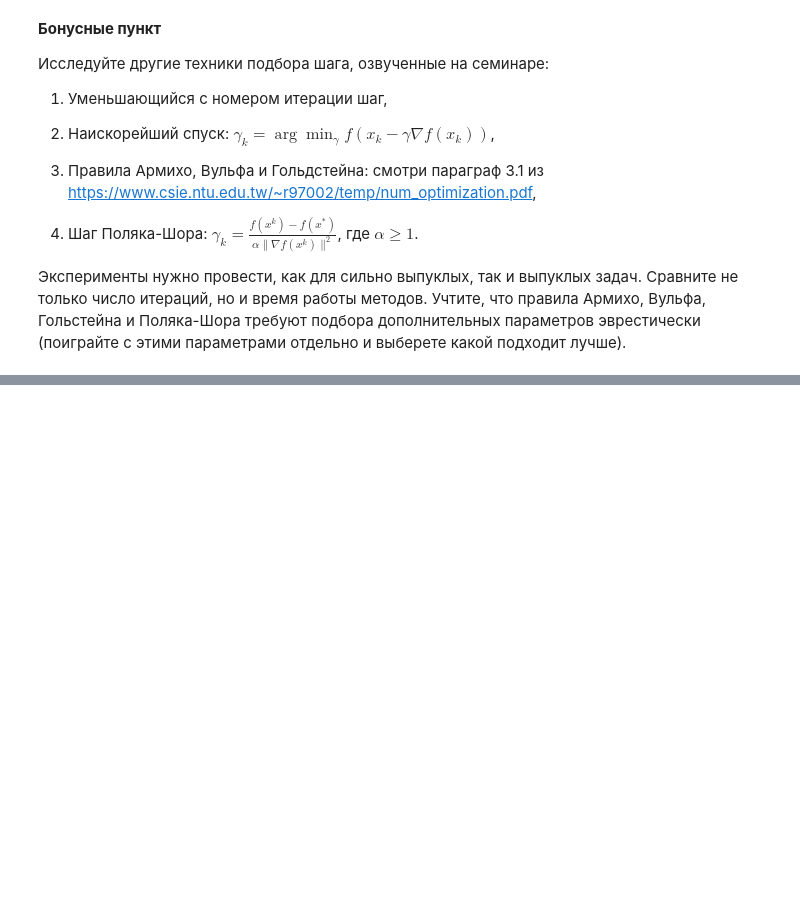
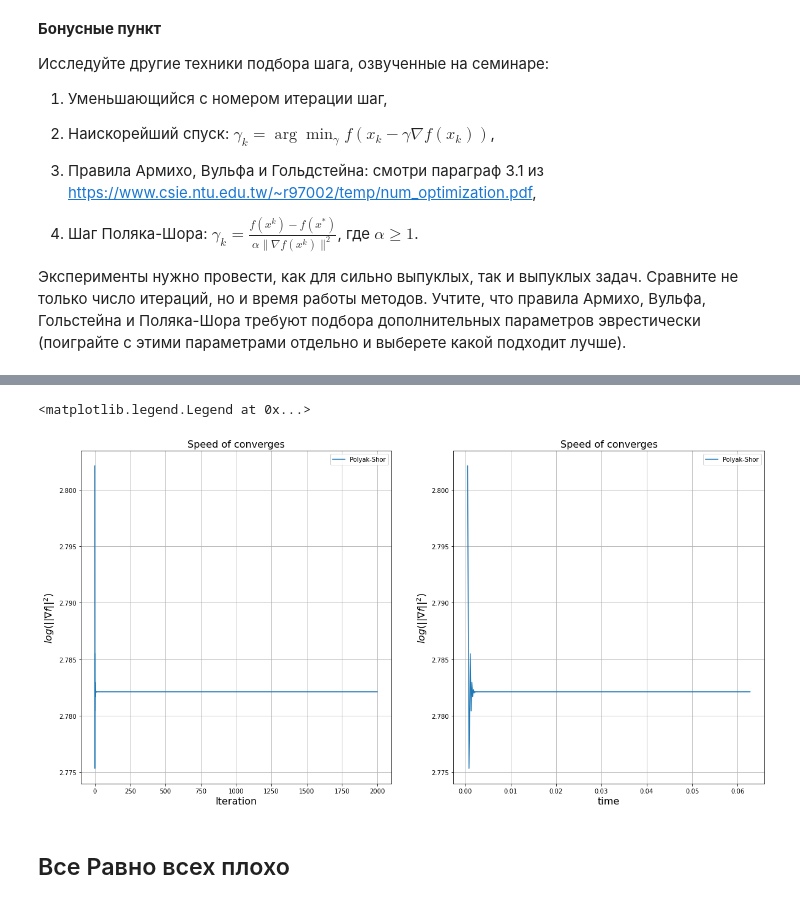
Before and after one commit to HAshIRa7/Optimization-methods, a Jupyter notebook: Optimization_HW_10.ipynb, the cells around one changed output, grey strips where cells are left out. Saved outputs shown, nothing was run; the diff lists cells and outputs as text; code cells hidden in the pictures; blank space fills up the shorter version.

```diff
--- a/Optimization_HW_10.ipynb
+++ b/Optimization_HW_10.ipynb
@@ -284,0 +664,21 @@ __Бонусные пункт__
+# %%
+fig, ax = plt.subplots(1, 2, figsize=(20, 10))
+ax[0].set_title('Speed of converges', fontsize=16)
+ax[1].set_title('Speed of converges', fontsize=16)
+ax[0].set_xlabel('Iteration', fontsize=16)
+ax[0].set_ylabel(r'$log(||\nabla f||^{2})$', fontsize=16)
+ax[1].set_xlabel('time', fontsize=16)
+ax[1].set_ylabel(r'$log(||\nabla f||^{2})$', fontsize=16)
+ax[0].grid()
+ax[1].grid()
+
+
+ax[0].plot(range(0, pd.max_iter, 1), np.log(pd.grad_history), label='Polyak-Shor')
+ax[0].legend()
+ax[1].plot(pd.time_history, np.log(pd.grad_history), label='Polyak-Shor')
+ax[1].legend()
+# %% [output]
+<matplotlib.legend.Legend at 0x...>
+[figure, added]
+# %% [markdown]
+## Все Равно всех плохо
```
Also changed, not shown: parts of 39 cells of this notebook.
